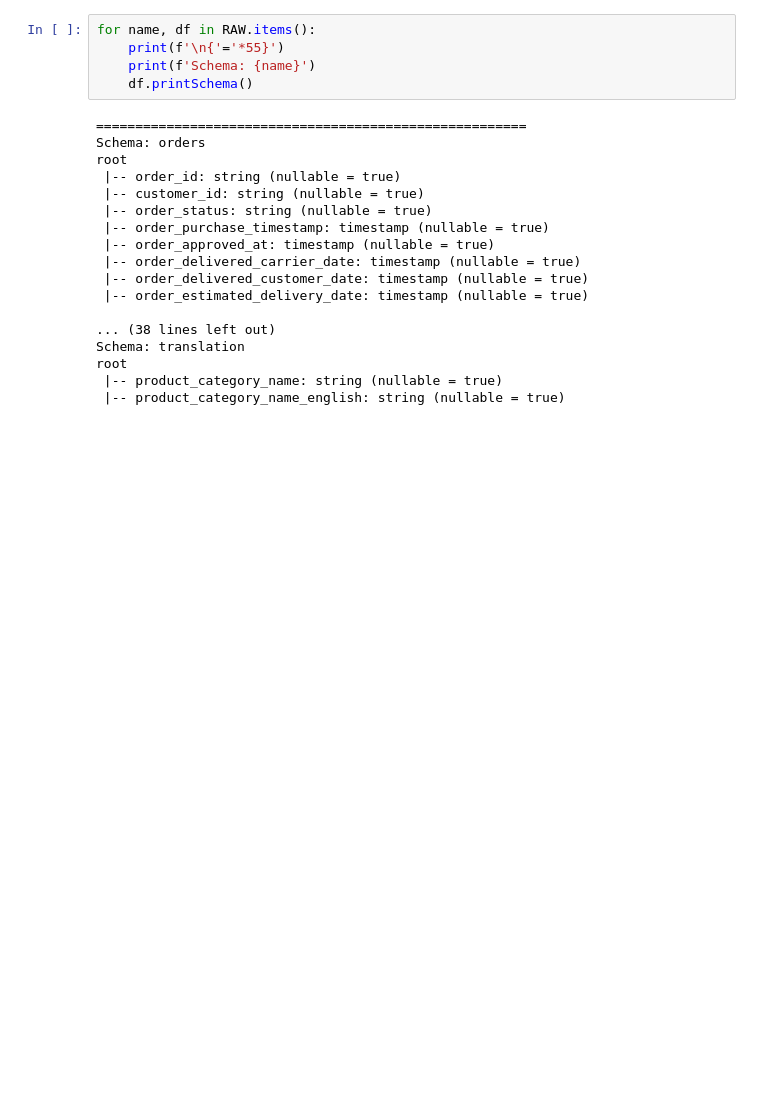
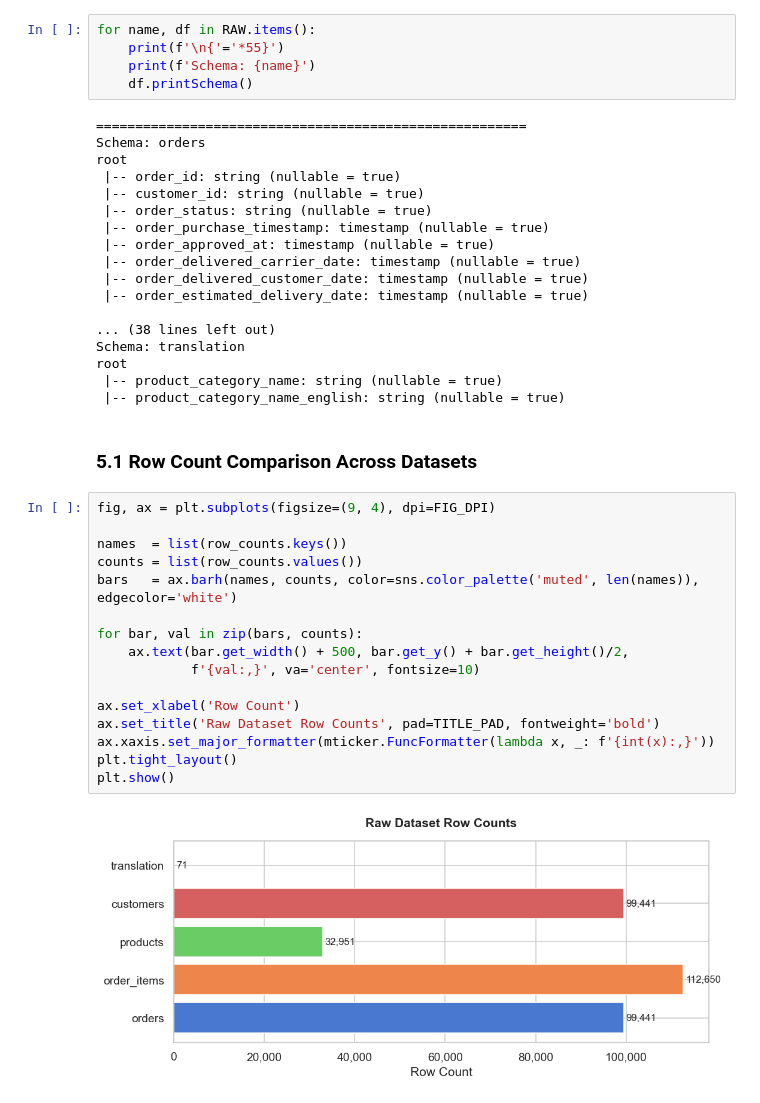
Before and after one commit to Malinda1/ecommerce-recommendation-spark, a Jupyter notebook: notebooks/01_data_loading_cleaning.ipynb, the cells around one changed output. Cells and saved outputs as stored; diff of their text form; blank space fills up the shorter version.

Commit message:
Created Plot for Reveal the raw dataset row counts comparison

```diff
--- a/notebooks/01_data_loading_cleaning.ipynb
+++ b/notebooks/01_data_loading_cleaning.ipynb
@@ -217,3 +217,23 @@ Schema: translation
 root
  |-- product_category_name: string (nullable = true)
  |-- product_category_name_english: string (nullable = true)
+# %% [markdown]
+### 5.1 Row Count Comparison Across Datasets
+# %%
+fig, ax = plt.subplots(figsize=(9, 4), dpi=FIG_DPI)
+
+names  = list(row_counts.keys())
+counts = list(row_counts.values())
+bars   = ax.barh(names, counts, color=sns.color_palette('muted', len(names)), edgecolor='white')
+
+for bar, val in zip(bars, counts):
+    ax.text(bar.get_width() + 500, bar.get_y() + bar.get_height()/2,
+            f'{val:,}', va='center', fontsize=10)
+
+ax.set_xlabel('Row Count')
+ax.set_title('Raw Dataset Row Counts', pad=TITLE_PAD, fontweight='bold')
+ax.xaxis.set_major_formatter(mticker.FuncFormatter(lambda x, _: f'{int(x):,}'))
+plt.tight_layout()
+plt.show()
+# %% [output]
+[figure, added]
```
